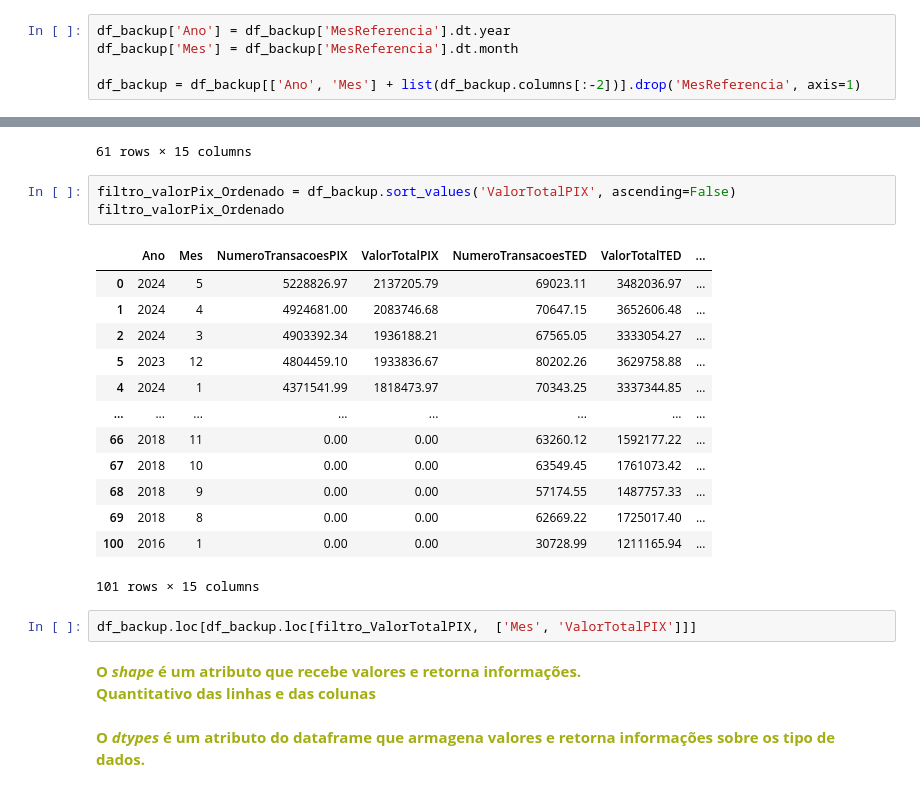
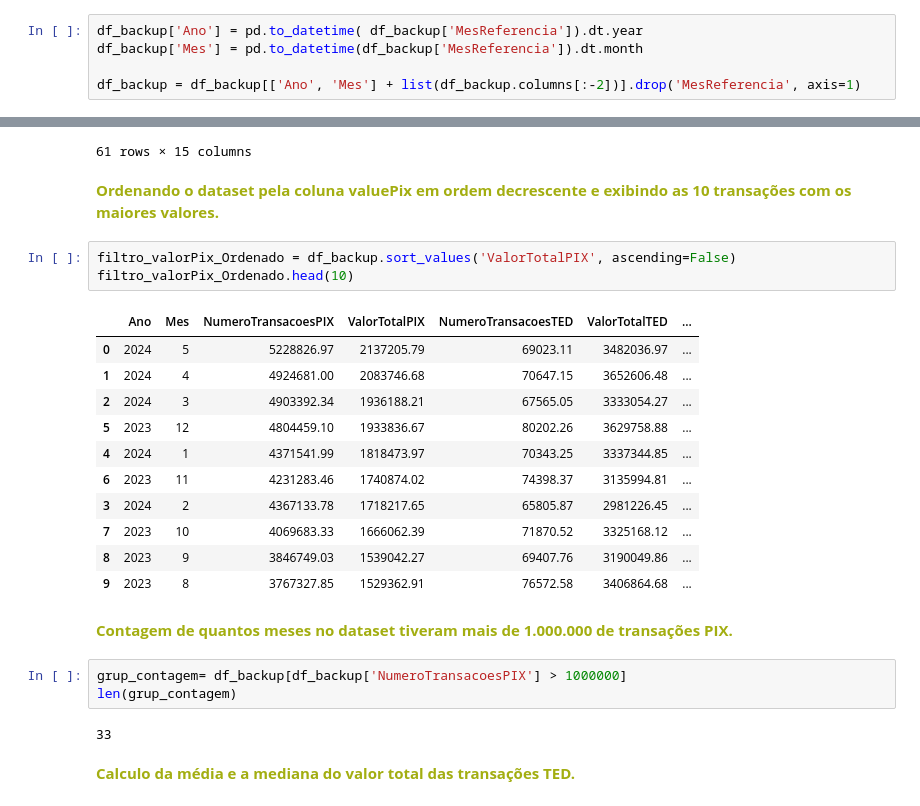
Before and after one commit to wallacee20/MetodoPagamentoBr, a Jupyter notebook: metodo_pagamento.ipynb, the cells around one changed output, grey strips where cells are left out. Cells and saved outputs as stored; diff of their text form.

```diff
--- a/metodo_pagamento.ipynb
+++ b/metodo_pagamento.ipynb
@@ -140,7 +117,7 @@ df_backup['MesReferencia'] = pd.to_datetime(df_backup['MesReferencia'], format='
 # %% [markdown]
 **<span style="color:rgb(163, 174, 17);">1. Iremos criar duas colunas extraindo informações do ano e do mês (*dt.year, dt.month*) a partir da coluna MesReferenciaos.<br>2. Reordenamos colocando 'Ano' e 'Mes' no início. 3.precisa remover a coluna MesReferencia depois de criar 'Ano' e 'Mes'**</span>
 # %%
-df_backup['Ano'] = df_backup['MesReferencia'].dt.year
-df_backup['Mes'] = df_backup['MesReferencia'].dt.month
+df_backup['Ano'] = pd.to_datetime( df_backup['MesReferencia']).dt.year
+df_backup['Mes'] = pd.to_datetime(df_backup['MesReferencia']).dt.month
 
 df_backup = df_backup[['Ano', 'Mes'] + list(df_backup.columns[:-2])].drop('MesReferencia', axis=1)
@@ -219,26 +216,29 @@ df_backup.loc[(df_backup == 0).any(axis=1)]
 | 99 | 2016 | 2 | 0.00 | 0.00 | 33986.29 | 1184928.57 | ... |
 | 100 | 2016 | 1 | 0.00 | 0.00 | 30728.99 | 1211165.94 | ... |
 61 rows × 15 columns
+# %% [markdown]
+**<span style="color:rgb(163, 174, 17);">Ordenando o dataset pela coluna valuePix em ordem decrescente e exibindo as 10 transações com os maiores valores.**</span>
 # %%
 filtro_valorPix_Ordenado = df_backup.sort_values('ValorTotalPIX', ascending=False)
-filtro_valorPix_Ordenado
+filtro_valorPix_Ordenado.head(10)
 # %% [output]
 |  | Ano | Mes | NumeroTransacoesPIX | ValorTotalPIX | NumeroTransacoesTED | ValorTotalTED | ... |
 | 0 | 2024 | 5 | 5228826.97 | 2137205.79 | 69023.11 | 3482036.97 | ... |
 | 1 | 2024 | 4 | 4924681.00 | 2083746.68 | 70647.15 | 3652606.48 | ... |
 | 2 | 2024 | 3 | 4903392.34 | 1936188.21 | 67565.05 | 3333054.27 | ... |
 | 5 | 2023 | 12 | 4804459.10 | 1933836.67 | 80202.26 | 3629758.88 | ... |
 | 4 | 2024 | 1 | 4371541.99 | 1818473.97 | 70343.25 | 3337344.85 | ... |
-| ... | ... | ... | ... | ... | ... | ... | ... |
-| 66 | 2018 | 11 | 0.00 | 0.00 | 63260.12 | 1592177.22 | ... |
-| 67 | 2018 | 10 | 0.00 | 0.00 | 63549.45 | 1761073.42 | ... |
-| 68 | 2018 | 9 | 0.00 | 0.00 | 57174.55 | 1487757.33 | ... |
-| 69 | 2018 | 8 | 0.00 | 0.00 | 62669.22 | 1725017.40 | ... |
-| 100 | 2016 | 1 | 0.00 | 0.00 | 30728.99 | 1211165.94 | ... |
+| 6 | 2023 | 11 | 4231283.46 | 1740874.02 | 74398.37 | 3135994.81 | ... |
+| 3 | 2024 | 2 | 4367133.78 | 1718217.65 | 65805.87 | 2981226.45 | ... |
+| 7 | 2023 | 10 | 4069683.33 | 1666062.39 | 71870.52 | 3325168.12 | ... |
+| 8 | 2023 | 9 | 3846749.03 | 1539042.27 | 69407.76 | 3190049.86 | ... |
+| 9 | 2023 | 8 | 3767327.85 | 1529362.91 | 76572.58 | 3406864.68 | ... |
-101 rows × 15 columns
-# %%
-df_backup.loc[df_backup.loc[filtro_ValorTotalPIX,  ['Mes', 'ValorTotalPIX']]]
+# %% [markdown]
+**<span style="color:rgb(163, 174, 17);">Contagem de quantos meses no dataset tiveram mais de 1.000.000 de transações PIX.**</span>
+# %%
+grup_contagem= df_backup[df_backup['NumeroTransacoesPIX'] > 1000000]
+len(grup_contagem)
+# %% [output]
+33
 # %% [markdown]
-**<span style="color:rgb(163, 174, 17);">O *shape* é um atributo que recebe valores e retorna informações.<br>Quantitativo das linhas e das colunas**</span>
+**<span style="color:rgb(163, 174, 17);">Calculo da média e a mediana do valor total das transações TED.**</span>
-# %% [markdown]
-**<span style="color:rgb(163, 174, 17);">O *dtypes* é um atributo do dataframe que armagena valores e retorna informações sobre os tipo de dados.**</span>
```
Also changed, not shown: parts of 26 cells of this notebook, 1 other file.
